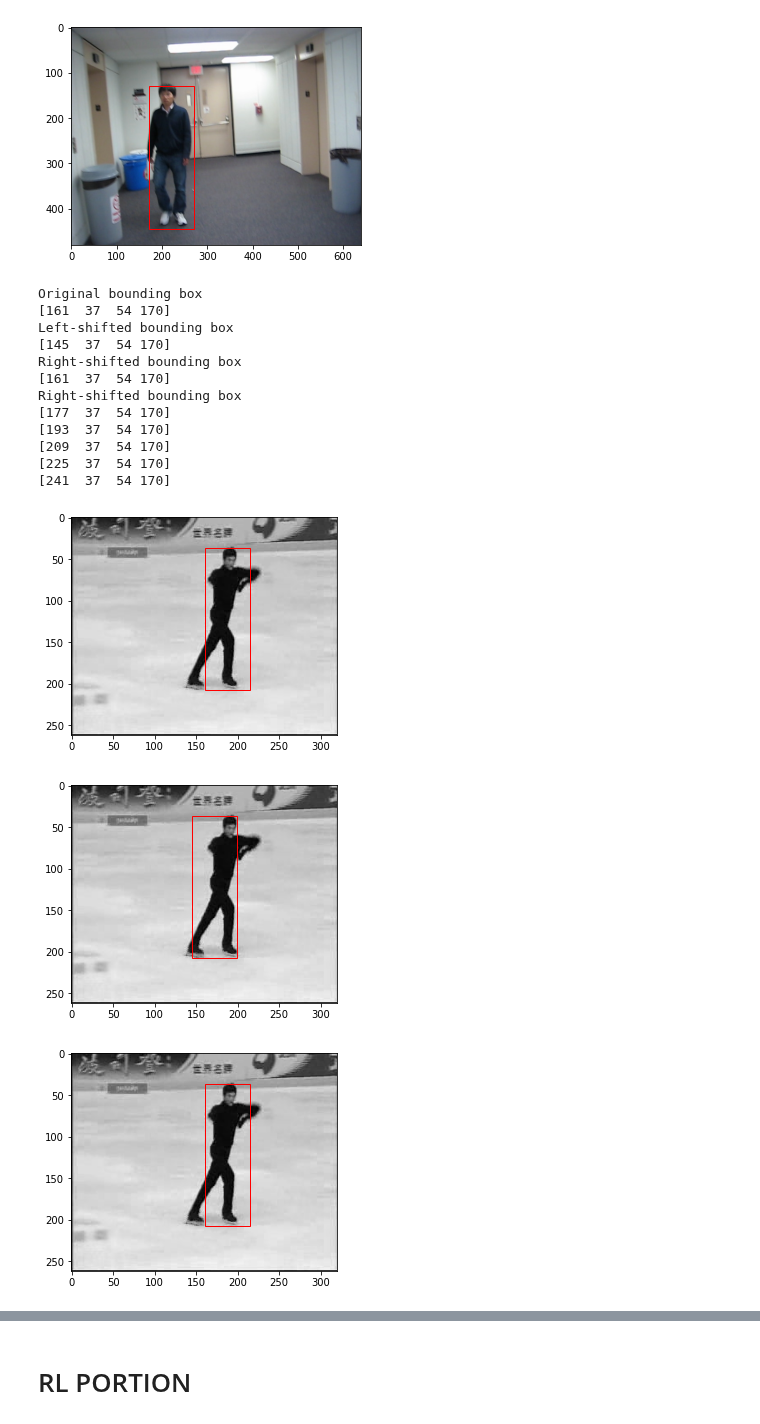
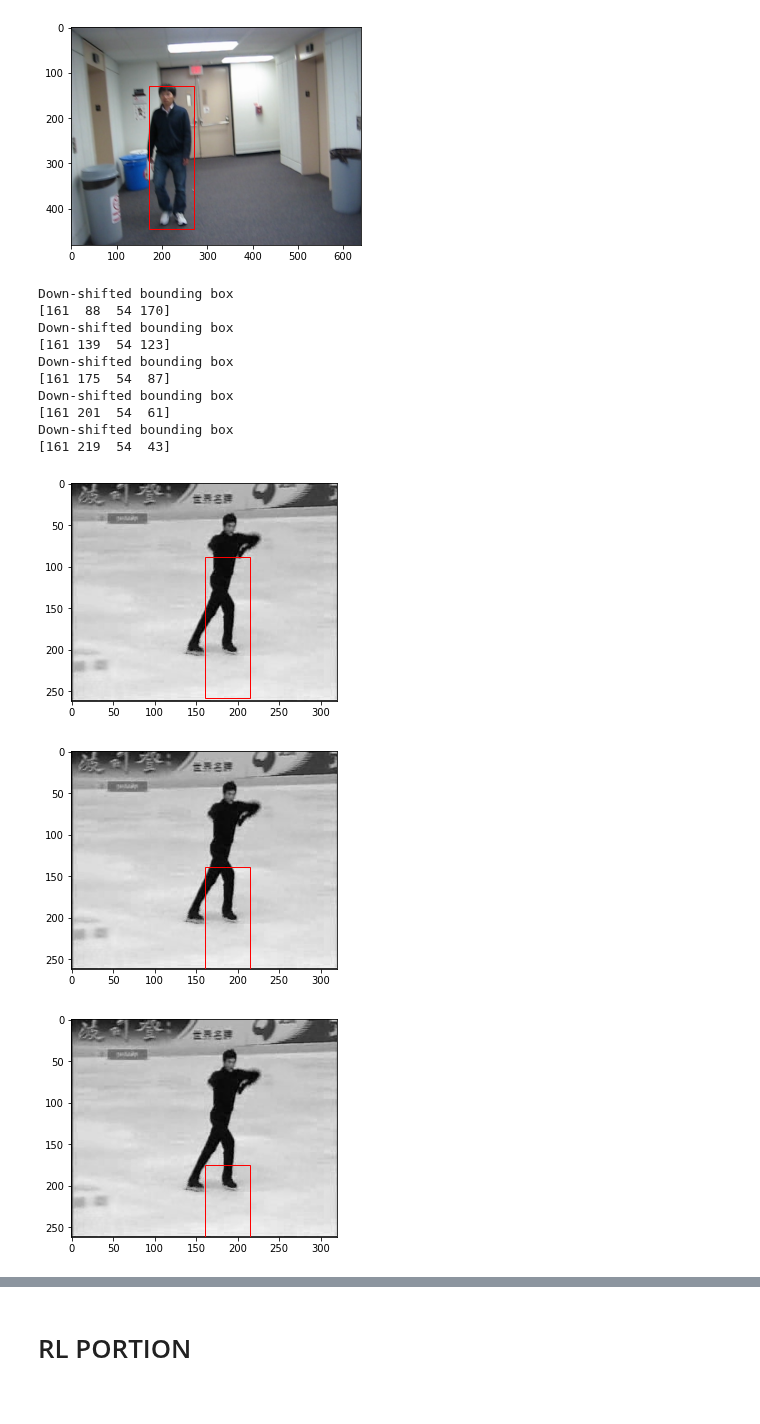
Before and after one commit to da2985/e6885-adnet, a Jupyter notebook: reinforce.ipynb, the cells around one changed output, grey strips where cells are left out. Saved outputs shown, nothing was run; the diff lists cells and outputs as text; code cells hidden in the pictures.

```diff
--- a/reinforce.ipynb
+++ b/reinforce.ipynb
@@ -392,48 +475,52 @@ def isStop(action: int):
 # %%
-# HORIZONTAL MOVEMENT TESTING
+# VERTICAL MOVEMENT TESTING
 TEST_IMAGE_PATH = "adnet_datasets/OTB/Skater2/img/0005.jpg"
 TEST_BBOX = get_ground_truths("adnet_datasets/OTB/Skater2/groundtruth_rect.txt")[4]
 TEST_IMAGE = cv2.imread(TEST_IMAGE_PATH)
 
+
+"""
 img, bbox = TEST_IMAGE, TEST_BBOX
 print("Original bounding box")
 print(plotNpImageBBox(img, TEST_BBOX))
 
-# Test move left
-print("Left-shifted bounding box")
-bbox = move(img, TEST_BBOX, "left")
+# Test move up
+print("Up-shifted bounding box")
+bbox = move2(img, TEST_BBOX, "up")
+print(plotNpImageBBox(img, bbox))
+"""
+# Test move down
+print("Down-shifted bounding box")
+bbox = move2(img, TEST_BBOX, "down")
 print(plotNpImageBBox(img, bbox))
 
-# Test move right
-print("Right-shifted bounding box")
-bbox = move(img, bbox, "right")
+print("Down-shifted bounding box")
+bbox = move2(img, bbox, "down")
 print(plotNpImageBBox(img, bbox))
 
-# Test move right
-print("Right-shifted bounding box")
-bbox = move(img, bbox, "right")
+print("Down-shifted bounding box")
+bbox = move2(img, bbox, "down")
 print(plotNpImageBBox(img, bbox))
-bbox = move(img, bbox, "right")
+
+print("Down-shifted bounding box")
+bbox = move2(img, bbox, "down")
 print(plotNpImageBBox(img, bbox))
-bbox = move(img, bbox, "right")
+
+
+print("Down-shifted bounding box")
+bbox = move2(img, bbox, "down")
 print(plotNpImageBBox(img, bbox))
-bbox = move(img, bbox, "right")
-print(plotNpImageBBox(img, bbox))
-bbox = move(img, bbox, "right")
-print(plotNpImageBBox(img, bbox))
 # %% [output]
-Original bounding box
-[161  37  54 170]
-Left-shifted bounding box
-[145  37  54 170]
-Right-shifted bounding box
-[161  37  54 170]
-Right-shifted bounding box
-[177  37  54 170]
-[193  37  54 170]
-[209  37  54 170]
-[225  37  54 170]
-[241  37  54 170]
+Down-shifted bounding box
+[161  88  54 170]
+Down-shifted bounding box
+[161 139  54 123]
+Down-shifted bounding box
+[161 175  54  87]
+Down-shifted bounding box
+[161 201  54  61]
+Down-shifted bounding box
+[161 219  54  43]
-[figure, old version]
+[figure, new version]
-[figure, old version]
+[figure, new version]
-[figure, old version]
+[figure, new version]
```
Also changed, not shown: parts of 15 cells of this notebook.
